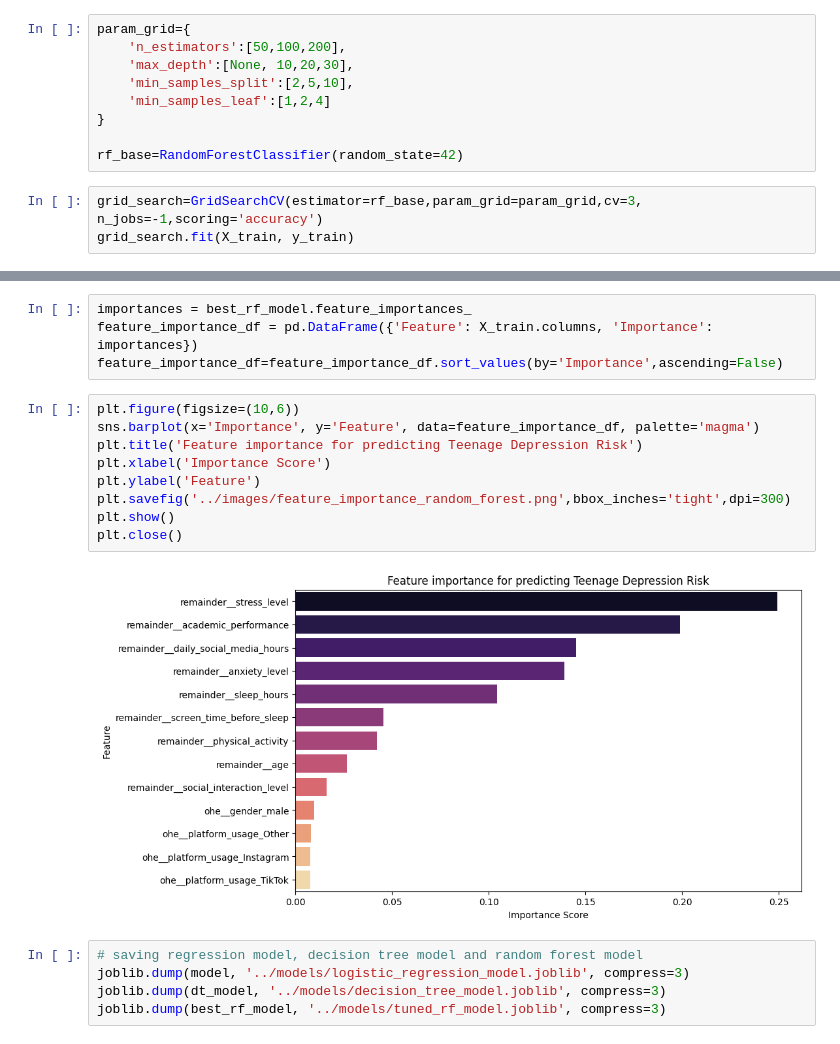
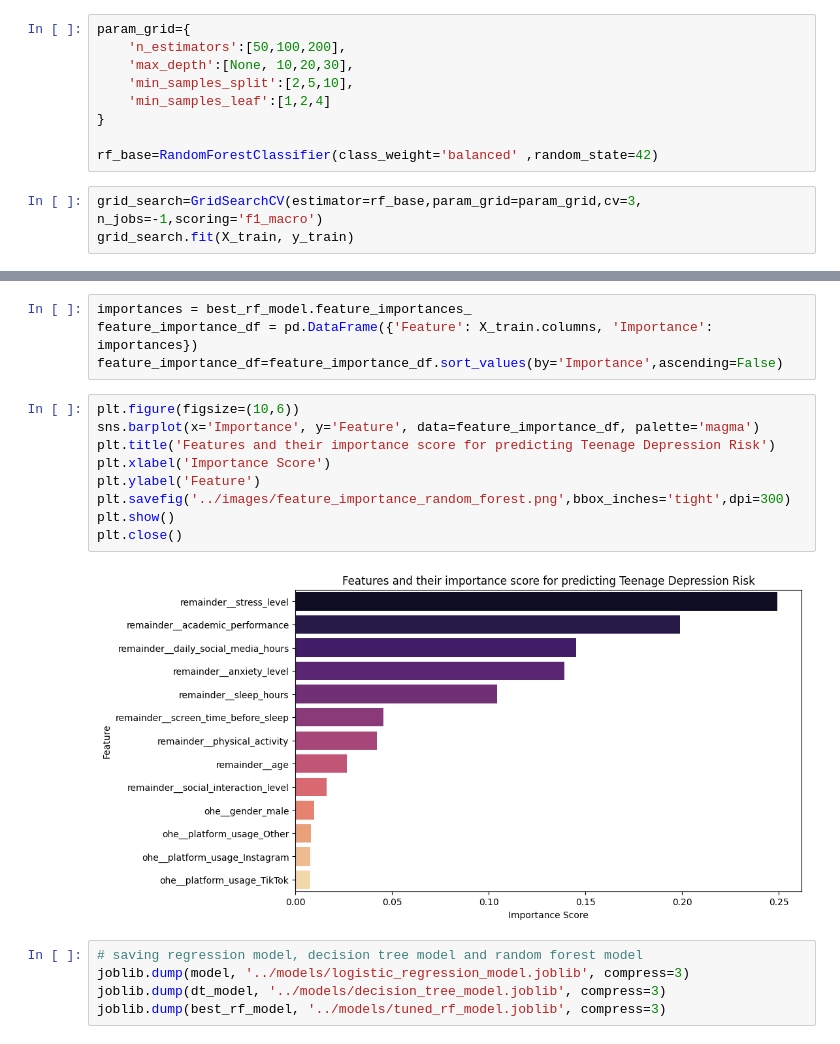
Before and after one commit to Shahid742/teen-depression-prediction-ml, a Jupyter notebook: Notebook/Teen_depression_predictor.ipynb, the cells around one changed output, grey strips where cells are left out. Cells and saved outputs as stored; diff of their text form.

```diff
--- a/Notebook/Teen_depression_predictor.ipynb
+++ b/Notebook/Teen_depression_predictor.ipynb
@@ -310,8 +310,8 @@ param_grid={
     'min_samples_leaf':[1,2,4]
 }
 
-rf_base=RandomForestClassifier(random_state=42)
+rf_base=RandomForestClassifier(class_weight='balanced' ,random_state=42)
 # %%
-grid_search=GridSearchCV(estimator=rf_base,param_grid=param_grid,cv=3, n_jobs=-1,scoring='accuracy')
+grid_search=GridSearchCV(estimator=rf_base,param_grid=param_grid,cv=3, n_jobs=-1,scoring='f1_macro')
 grid_search.fit(X_train, y_train)
 # %% [output]
@@ -348,14 +361,14 @@ feature_importance_df=feature_importance_df.sort_values(by='Importance',ascendin
 # %%
 plt.figure(figsize=(10,6))
 sns.barplot(x='Importance', y='Feature', data=feature_importance_df, palette='magma')
-plt.title('Feature importance for predicting Teenage Depression Risk')
+plt.title('Features and their importance score for predicting Teenage Depression Risk')
 plt.xlabel('Importance Score')
 plt.ylabel('Feature')
 plt.savefig('../images/feature_importance_random_forest.png',bbox_inches='tight',dpi=300)
 plt.show()
 plt.close()
 # %% [output]
-[figure, old version]
+[figure, new version]
 # %%
 # saving regression model, decision tree model and random forest model
 joblib.dump(model, '../models/logistic_regression_model.joblib', compress=3)
```
Also changed, not shown: parts of 2 cells of this notebook, 2 other files.
